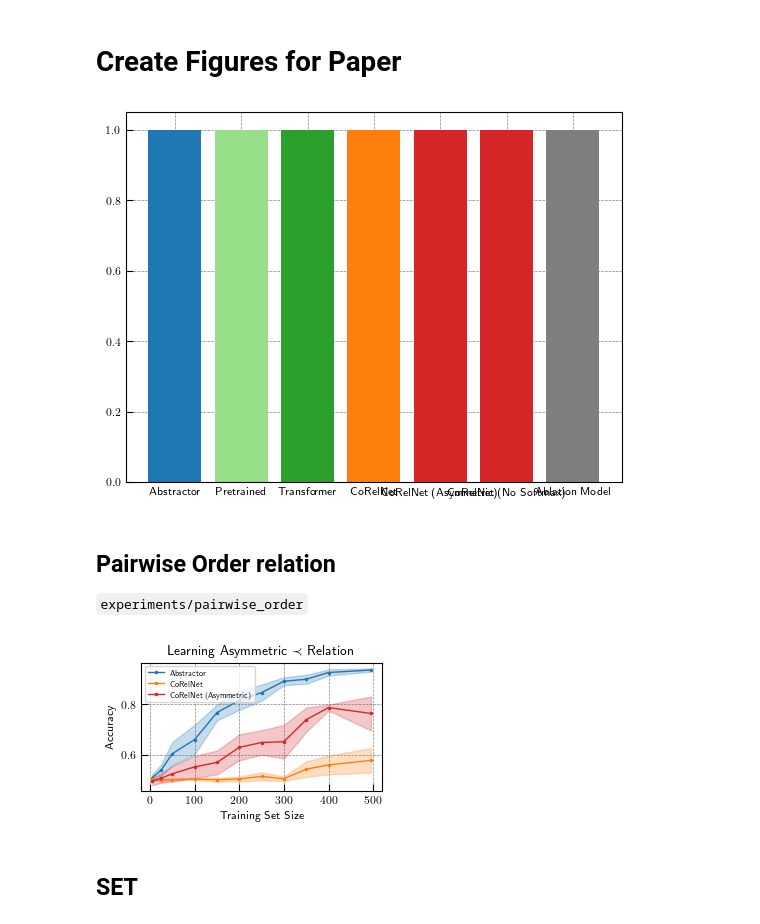
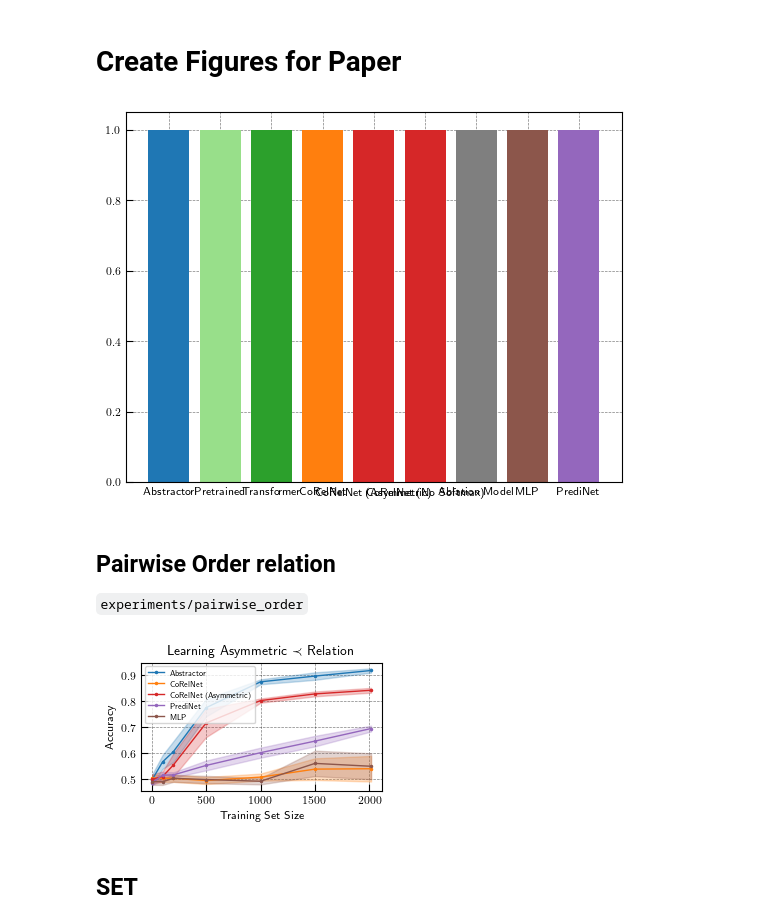
Before and after one commit to jdlafferty/relational, a Jupyter notebook: paper/paper_figures/create_figures.ipynb, the cells around one changed output. Saved outputs shown, nothing was run; the diff lists cells and outputs as text; code cells hidden in the pictures.

Commit message:
added predinet baseline

```diff
--- a/paper/paper_figures/create_figures.ipynb
+++ b/paper/paper_figures/create_figures.ipynb
@@ -40,19 +40,21 @@ color_map = {
     'Abstractor': cmap(0), 'Pretrained': cmap(1),
     'Transformer': cmap(4), 'Pretrained': cmap(5),
     'CoRelNet': cmap(2), 'CoRelNet (Asymmetric)': cmap(6), 'CoRelNet (No Softmax)': cmap(6),
-    'Ablation Model': cmap(14)}
+    'Ablation Model': cmap(14),
+    'MLP': cmap(10), 'PrediNet': cmap(8)}
 # %%
 plt.bar(list(range(len(color_map))), 1, color=color_map.values());
 plt.xticks(list(range(len(color_map))), color_map.keys());
 # %% [output]
-[figure, old version]
+[figure, new version]
 # %% [markdown]
 ## Pairwise Order relation
 
 `experiments/pairwise_order`
 # %%
 %%capture
-figure_data = pd.read_csv('figure_data/pairwise_order_learning_curves_2023-09-11-1300.csv', index_col=0)
+data_path = 'figure_data/pairwise_order_learning_curves_data_2023-11-11-1824.csv'
+figure_data = pd.read_csv(data_path, index_col=0)
 agg_figure_data = figure_data.groupby(['group', 'train_size'])
 metrics = ['binary_accuracy']
 agg_figure_data = agg_figure_data[metrics].agg(
@@ -62,29 +64,29 @@ agg_figure_data.columns = [' '.join(col).strip() for col in agg_figure_data.colu
 # %%
 fig, ax = plt.subplots(figsize=(3,2))
 x_name = 'train_size'
 metric_name = 'binary_accuracy'
-label_map = {'abstractor': 'Abstractor', 'corelnet': 'CoRelNet', 'asymmetric_corelnet': 'CoRelNet (Asymmetric)'}
+label_map = {'abstractor': 'Abstractor', 'corelnet': 'CoRelNet', 'asymmetric_corelnet': 'CoRelNet (Asymmetric)', 'predinet': 'PrediNet', 'mlp': 'MLP'}
 for group in label_map:
     group_df = agg_figure_data[agg_figure_data.group==group]
 
     x = group_df[x_name]
     y = group_df[f'{metric_name} mean']
     y_err = 2*group_df[f'{metric_name} sem']
 
     group_name = label_map[group]
     ax.plot(x, y, **plot_kwargs, c=color_map[group_name], label=group_name)
 
     # ax.errorbar(x, y, y_err, **errbar_kwargs, label=group_name)
     ax.fill_between(x, y - y_err, y + y_err, color=color_map[group_name], **errband_kwargs)
 
 ax.set_xlabel('Training Set Size');
 ax.set_ylabel('Accuracy');
 ax.set_title('Learning Asymmetric $\prec$ Relation')
 ax.legend(loc='upper left', fontsize='x-small', fancybox=True, frameon=True, framealpha=0.8);
 fig.set_tight_layout(True)
 fig.savefig(f'{save_dir}/pairwise_order_learning_curves.pdf')
 # %% [output]
-[figure, old version]
+[figure, new version]
 # %% [markdown]
 ## SET
 # %%
```
Also changed, not shown: parts of 3 cells of this notebook, 2 other files.
